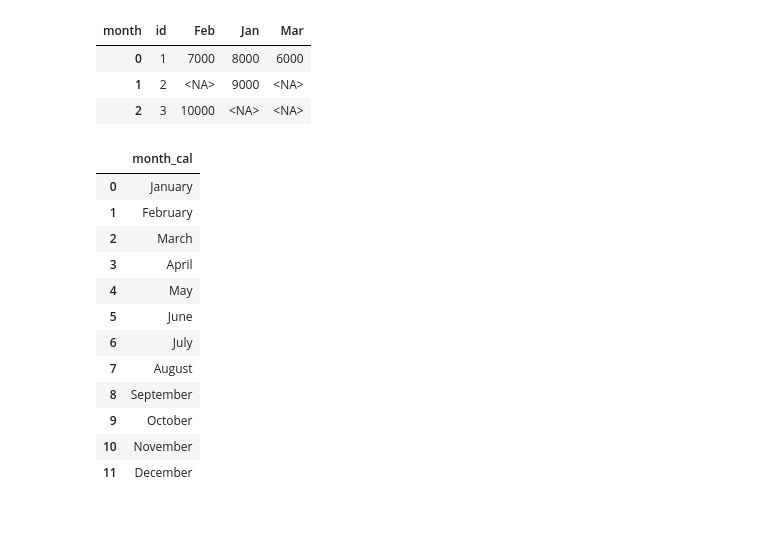
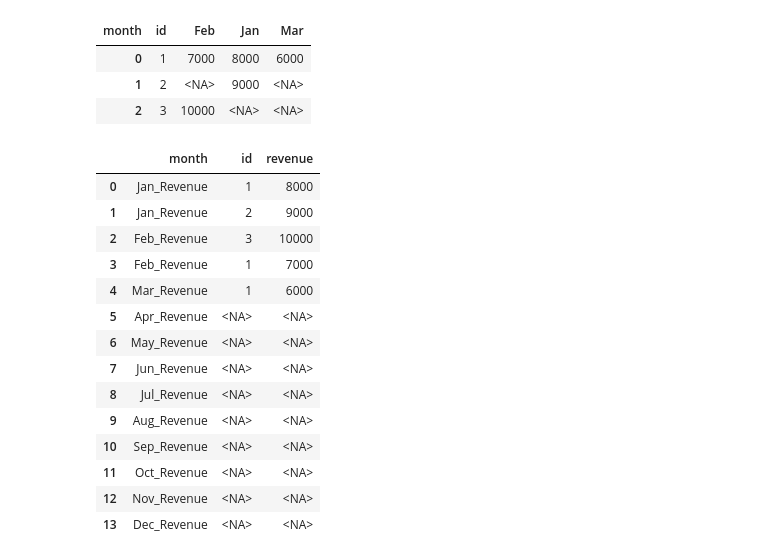
Before and after one commit to Praldmur/Tasks, a Jupyter notebook: Task_All.ipynb, the cells around one changed output. Drawn from its saved outputs; the diff is of its cells as text; code cells hidden in the pictures; blank space fills up the shorter version.

```diff
--- a/Task_All.ipynb
+++ b/Task_All.ipynb
@@ -643,10 +639,28 @@ department.pivot(index='id', columns='month', values='revenue').reset_index()
 | 1 | 2 | <NA> | 9000 | <NA> |
 | 2 | 3 | 10000 | <NA> | <NA> |
 # %%
+department['month'] = department['month'] + '_Revenue'
 cal_1 = ['January', 'February', 'March', 'April', 'May', 'June',
           'July', 'August', 'September', 'October', 'November', 'December']
 cal = []
 for i in cal_1:
     i = i[0:3] + '_Revenue'
     cal.append(i)
-month = pd.DataFrame({'month_cal': cal_1})
+month = pd.DataFrame({'month': cal})
+month.merge(department, how='left', on='month')
+# %% [output]
+|  | month | id | revenue |
+| 0 | Jan_Revenue | 1 | 8000 |
+| 1 | Jan_Revenue | 2 | 9000 |
+| 2 | Feb_Revenue | 3 | 10000 |
+| 3 | Feb_Revenue | 1 | 7000 |
+| 4 | Mar_Revenue | 1 | 6000 |
+| 5 | Apr_Revenue | <NA> | <NA> |
+| 6 | May_Revenue | <NA> | <NA> |
+| 7 | Jun_Revenue | <NA> | <NA> |
+| 8 | Jul_Revenue | <NA> | <NA> |
+| 9 | Aug_Revenue | <NA> | <NA> |
+| 10 | Sep_Revenue | <NA> | <NA> |
+| 11 | Oct_Revenue | <NA> | <NA> |
+| 12 | Nov_Revenue | <NA> | <NA> |
+| 13 | Dec_Revenue | <NA> | <NA> |
@@ -655,16 +666,0 @@ month.merge(department, how='left', left_on='month_cal'[0:3], right_on='month')
-# %%
-month
-# %% [output]
-|  | month_cal |
-| 0 | January |
-| 1 | February |
-| 2 | March |
-| 3 | April |
-| 4 | May |
-| 5 | June |
-| 6 | July |
-| 7 | August |
-| 8 | September |
-| 9 | October |
-| 10 | November |
-| 11 | December |
```
Also changed, not shown: parts of 3 cells of this notebook.
